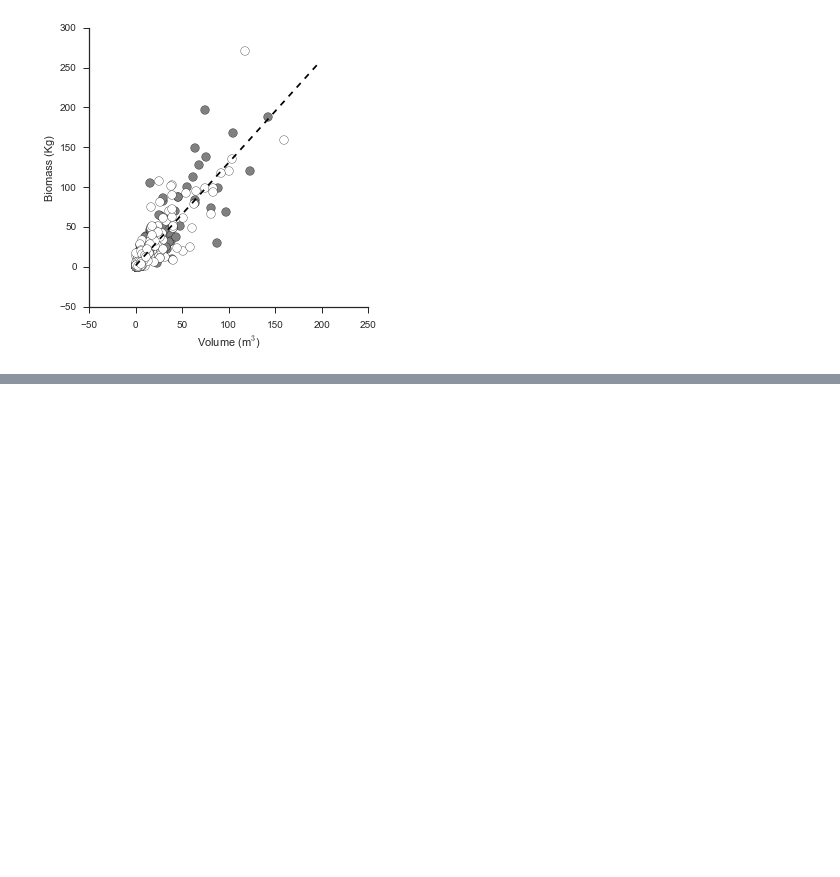
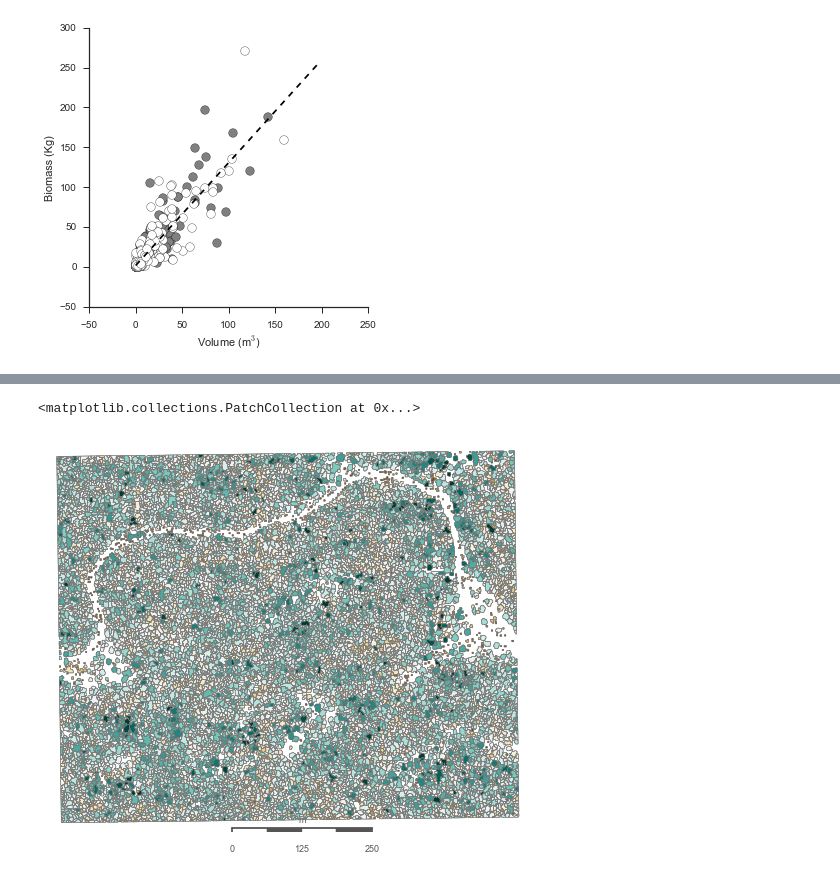
Before and after one commit to djkrofch/PJ_SfM, a Jupyter notebook: PJ Woodlands SfM.ipynb, the cells around one changed output, grey strips where cells are left out. Drawn from its saved outputs; the diff is of its cells as text; code cells hidden in the pictures; blank space fills up the shorter version.

```diff
--- a/PJ Woodlands SfM.ipynb
+++ b/PJ Woodlands SfM.ipynb
@@ -110,6 +118,18 @@ def plotRaster(image, ax=None, *args, **kwargs):
     ax.get_yaxis().set_ticks([])
 
 # Vector visualization
+def getShpGeom(shapefile):
+    shp = fiona.open(shapefile)
+    bds = shp.bounds
+    shp.close()
+    padLON = ((bds[0] - bds[2]) / 2) * 0.05
+    padLAT = ((bds[1] - bds[3]) / 2) * 0.05
+    ll = (bds[0] + padLON, bds[1] + padLAT)
+    ur = (bds[2] - padLON, bds[3] - padLAT)
+    midlat = (bds[1] + bds[3]) / 2
+    midlon = (bds[0] + bds[2]) / 2
+    coords = list(chain(ll, ur))
+    return coords, midlat, midlon
 # %% [markdown]
 ### Linear regression of the ground data
 The conceptual framework is contingent on there being a strong, species invarient relationship between crown volume and crown biomass. This plot data at the very least represents one approximation of that relationship. By fitting biomass to volume alone, we're leveraging the least amount of information possible. Given that these data were collected with height sticks and DBH  tapes, I'd say its a pretty decent relationship.
@@ -173,0 +252,48 @@ ax.set_xlabel('Volume (m$^{3}$)')
+# %%
+shapeDir = 'Y:/DanK/DeerCanyon/'
+f, ax = plt.subplots(1,1, figsize = (12,7))
+sns.set_style('white')
+sns.despine(left = True, bottom = True)
+
+coords, midlat, midlon = getShpGeom(shapeDir + 'DCP_Crowns_4326.shp')
+
+m = Basemap(llcrnrlon=coords[0],llcrnrlat=coords[1],
+            urcrnrlon=coords[2],urcrnrlat=coords[3],
+             resolution='i', projection='tmerc',
+            lat_0 = midlat, lon_0 = midlon, ax = ax);
+
+m.readshapefile(shapeDir + 'DCP_Crowns_4326', 'firehist',
+    color='gray', zorder=5);
+
+m.drawmapscale(
+    coords[0] + 0.005, coords[1],
+    coords[0], coords[1],
+    250,
+    barstyle='fancy',
+    labelstyle='simple',
+    fillcolor1='w',
+    fillcolor2='#555555',
+    fontcolor='#555555',
+    zorder=1, units='m');
+
+# set up a map dataframe
+fireslist = []
+df_map = pd.DataFrame({
+    'poly': [Polygon(xy) for xy in m.firehist]})
+for shape in enumerate(df_map['poly']):
+    keys, values = m.firehist_info[shape[0]].keys(),m.firehist_info[shape[0]].values()
+    fireslist.append(values[10])
+df_map['FireRegion'] = fireslist
+df_map['patches'] = df_map['poly'].map(lambda x: PolygonPatch(
+    x, ec='#787878', lw=.25))
+p = PatchCollection(df_map.patches,cmap=plt.get_cmap('BrBG'))
+p.set_array(np.array(fireslist))
+p.set_clim([np.ma.min(0),np.ma.max(0.3)])
+ax.add_collection(p)
+
+
+
+#plt.savefig('FireHistory_Osceola.tif', dpi = 300)
+# %% [output]
+<matplotlib.collections.PatchCollection at 0x...>
+[figure, added]
```
Also changed, not shown: parts of 8 cells of this notebook.
